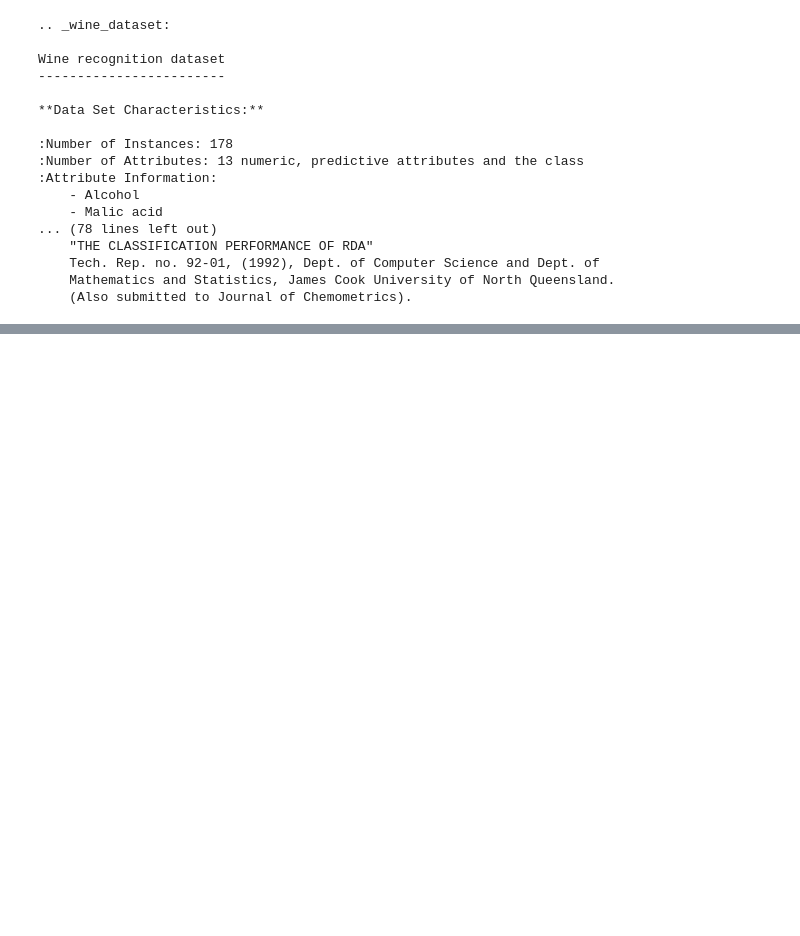
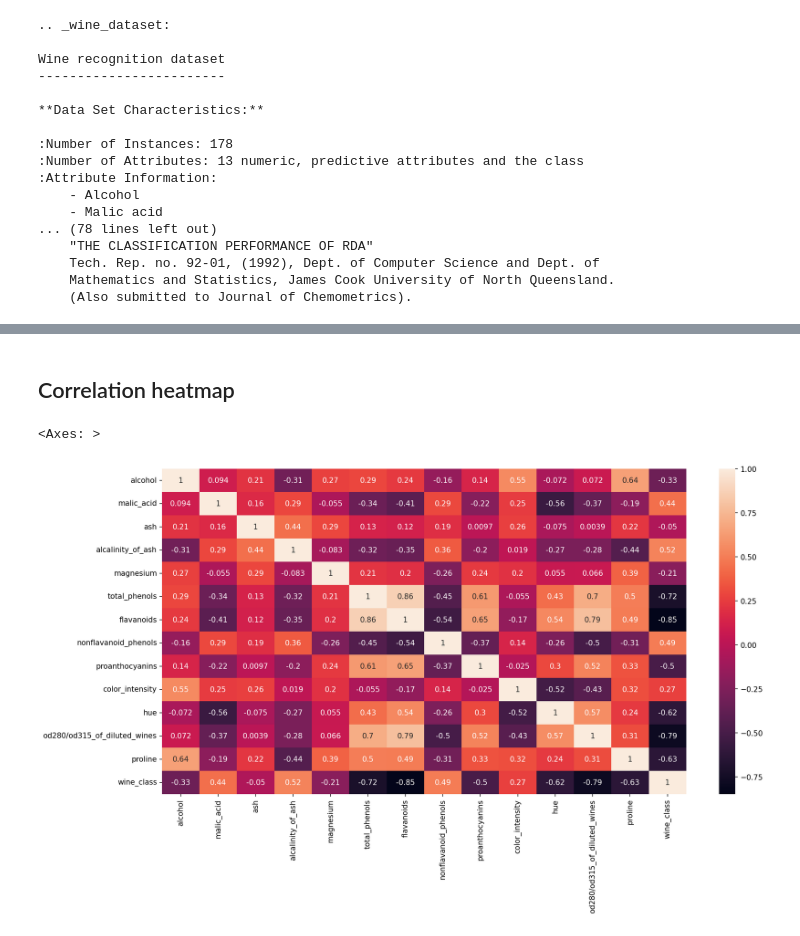
Before and after one commit to SusannaR11/AI_Engineering_OPA24_Susanna_Rokka, a Jupyter notebook: code-alongs/05_knn/knn.ipynb, the cells around one changed output, grey strips where cells are left out. Cells and saved outputs as stored; diff of their text form; code cells hidden in the pictures; blank space fills up the shorter version.

```diff
--- a/code-alongs/05_knn/knn.ipynb
+++ b/code-alongs/05_knn/knn.ipynb
@@ -53,0 +109,8 @@ Wine recognition dataset
+# %% [markdown]
+## Correlation heatmap
+# %%
+fig, ax = plt.subplots(1, figsize = (16,8), dpi= 150)
+sns.heatmap(df.corr(), annot=True, ax = ax)
+# %% [output]
+<Axes: >
+[figure, added]
```
Also changed, not shown: parts of 5 cells of this notebook.
